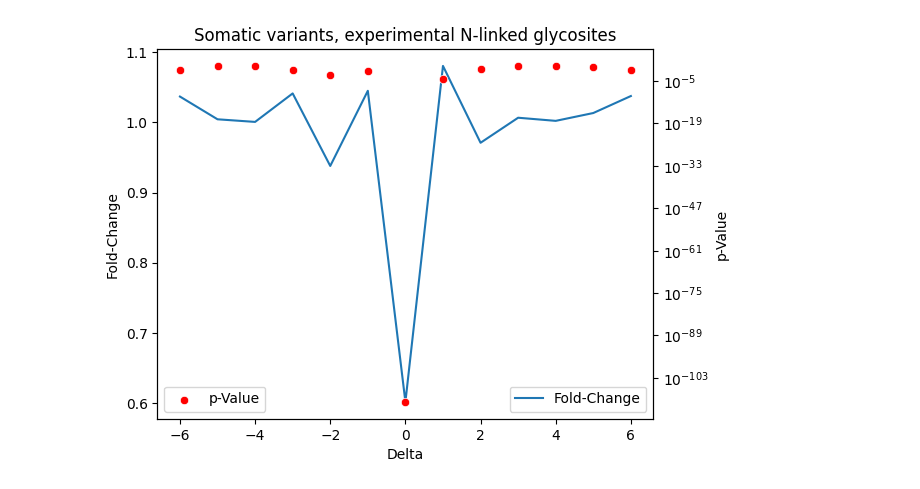
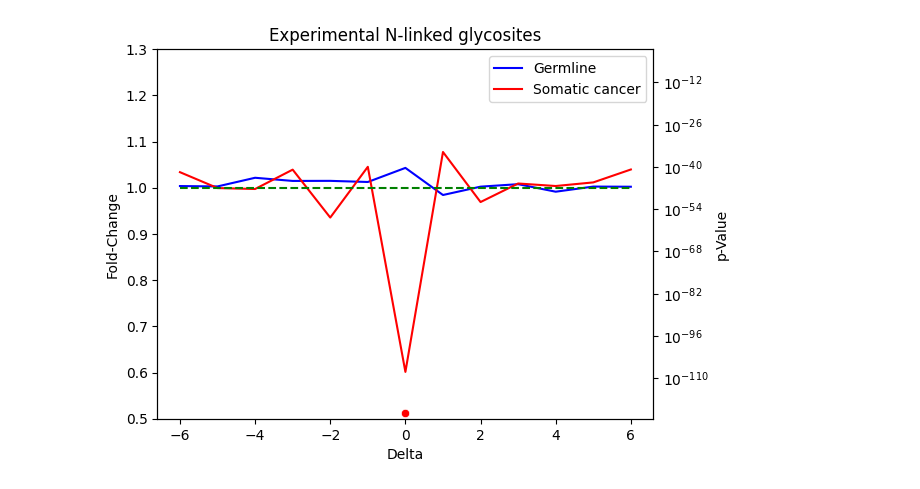
Before and after one commit to edwardsnj/glygen-colab-notebooks, a Jupyter notebook: variants.ipynb, the cells around one changed output. Drawn from its saved outputs; the diff is of its cells as text; code cells hidden in the pictures.

```diff
--- a/variants.ipynb
+++ b/variants.ipynb
@@ -41,9 +38,9 @@ pred_site_files = ggdl.filenames(template,species=SPECIES)
 
 # The rest (not uniprot, not predicted) are experimental sites
 template = "{species}_proteoform_glycosylation_sites_*.csv"
-site_files = ggdl.filenames(template,species=SPECIES)
-
-exp_site_files = sorted(set(site_files)-set(pred_site_files)-set(uniprotkb_site_files))
+exclude = ["*_proteoform_glycosylation_sites_uniprotkb.csv",
+           "*_proteoform_glycosylation_sites_predicted_*.csv"]
+exp_site_files = ggdl.filenames(template,exclude=exclude,species=SPECIES)
 # %%
 #
 # Use the GlyGenDownloader to construct data-frames for each of these classes
@@ -132,6 +140,7 @@ template = "{species}_protein_mutation_germline_all.csv"
 germline_files = ggdl.filenames(template,species=SPECIES)
 
 params = {
+  "name": "somatic_variants",
   "usecols": ["uniprotkb_canonical_ac",
               "aa_pos","ref_aa","alt_aa",
               "do_name"],
@@ -144,9 +153,10 @@ params = {
   "dropdups": True,
   "dropcols": ["do_name"]
 }
-cancer_df = ggdl.cached_dataframe("cancer_df",cancer_files,**params)
+somatic_variants = ggdl.dataframe(cancer_files,**params)
 
 params = {
+  "name": "germline_variants",
   "usecols": ["uniprotkb_canonical_ac",
               "begin_aa_pos","end_aa_pos","ref_aa","alt_aa",
               "do_id","mim_id"],
@@ -162,5 +172,6 @@ params = {
   "dropdups": True,
   "dropcols": ["begin_aa_pos", "end_aa_pos", "do_id", "mim_id"]
 }
-germline_df = ggdl.cached_dataframe("germline_df",germline_files,**params)
+
+germline_variants = ggdl.dataframe(germline_files,**params)
 # %% [output]
@@ -192,14 +203,8 @@ elif SITETYPE == 'predicted':
 else:
   raise ValueError("SITETYPE must be 'experimental' or 'predicted'")
 
-if VARTYPE == "somatic":
-  variants = cancer_df
-elif VARTYPE == "germline":
-  variants = germline_df
-else:
-  raise ValueError("VARTYPE must be 'somatic' or 'germline'")
-
-print(f"SITETYPE: {SITETYPE}, VARTYPE: {VARTYPE}, GLYCOTYPE: {GLYCOTYPE}")
+print(f"SITETYPE: {SITETYPE}, GLYCOTYPE: {GLYCOTYPE}")
 print(f"Glycosites: {glyco_sites.shape[0]}")
-print(f"Variants: {variants.shape[0]}")
+print(f"Variants (germline): {germline_variants.shape[0]}")
+print(f"Variants (somatic): {somatic_variants.shape[0]}")
 # %% [output]
@@ -286,22 +293,26 @@ delta_counts
 # %%
 import matplotlib.pyplot as plt
 import seaborn as sns
 
-df = delta_counts[delta_counts['delta'].abs()<=6].set_index('delta')
-df.sort_index(inplace=True)
+df = delta_counts[delta_counts['delta'].abs()<=6]
 
 fig, ax1 = plt.subplots()
 ax2 = ax1.twinx()
 ax2.set_yscale('log')
 
-sns.lineplot(df["fc"],ax=ax1,label="Fold-Change")
-sns.scatterplot(df["pvalue"],ax=ax2,color='red',label="p-Value")
+colors = {"Germline": "blue", "Somatic cancer": "red"}
+sns.lineplot(df,x="delta",y="fc",ax=ax1,hue="variant_type",palette=colors)
+df1 = df[df.pvalue<0.001]
+sns.scatterplot(df[(df.delta==0)&(df.variant_type=="Somatic cancer")],x="delta",y="pvalue",ax=ax2,
+                hue="variant_type",legend=False,palette=colors)
+ax1.plot([-6,6],[1,1],'g--')
 ax1.set_xlabel("Delta")
 ax1.set_ylabel("Fold-Change")
 ax2.set_ylabel("p-Value")
-ax1.legend(loc='lower right')
-ax2.legend(loc='lower left')
-ax1.set_title(f"{VARTYPE.title()} variants, {SITETYPE} {GLYCOTYPE} glycosites")
+ax1.legend(loc='upper right')
+ax1.set_ylim([0.5,1.3])
+ax2.set_ylim([min(1e-5,min(df.pvalue)/100),1e-1])
+ax1.set_title(f"{SITETYPE.title()} {GLYCOTYPE} glycosites")
 plt.show()
 # %% [output]
-[figure, old version]
+[figure, new version]
```
Also changed, not shown: parts of 9 cells of this notebook.
